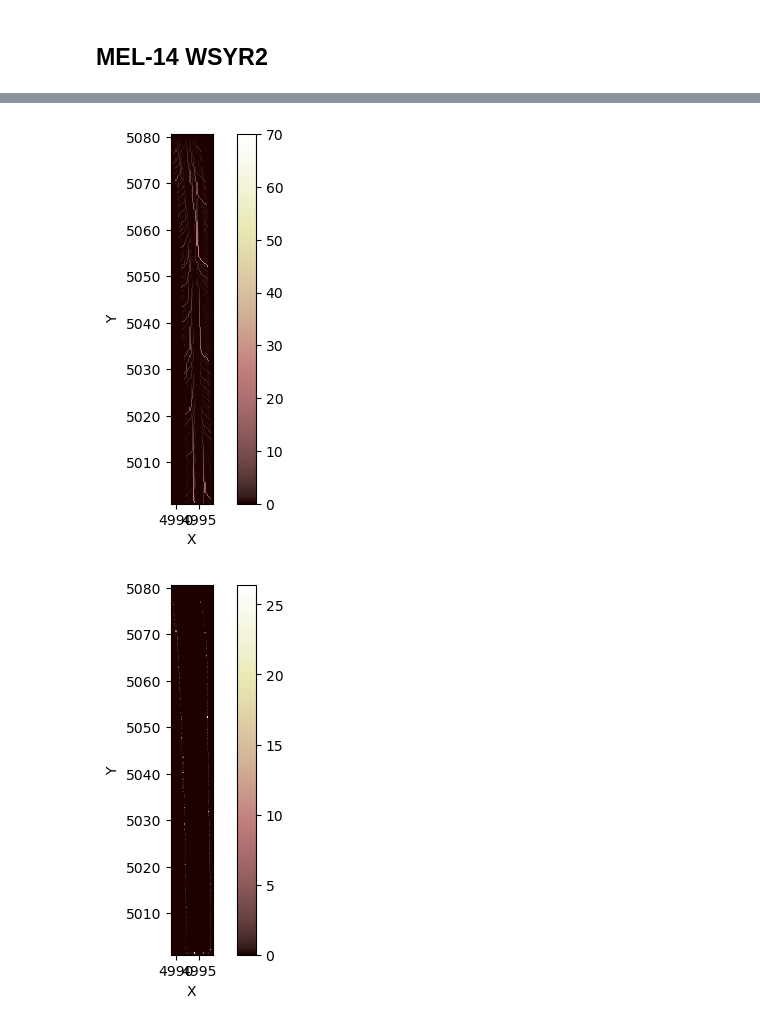
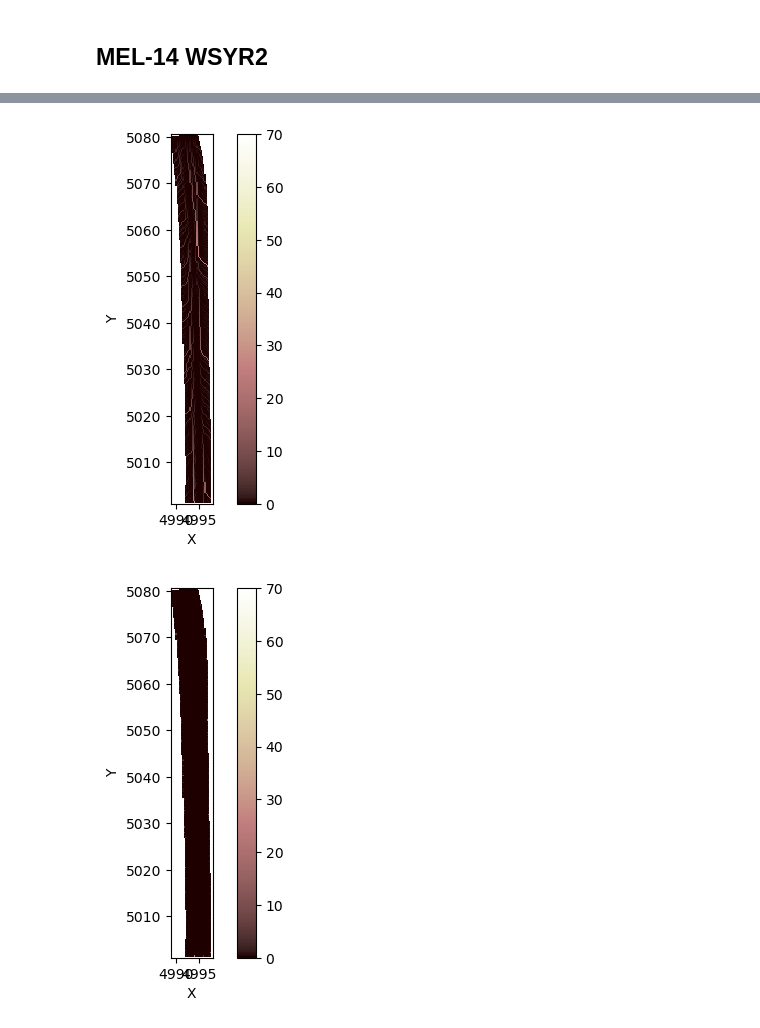
Before and after one commit to amanaster2/ll_micro, a Jupyter notebook: flowAccumulation_m14.ipynb, the cells around one changed output, grey strips where cells are left out. Cells and saved outputs as stored; diff of their text form; code cells hidden in the pictures.

```diff
--- a/flowAccumulation_m14.ipynb
+++ b/flowAccumulation_m14.ipynb
@@ -143,31 +143,31 @@ fa_m14_20220601_sfm = FlowAccumulator(mg_m14_20220601_sfm,
 (da_m14_20220428_sfm, discharge_m14_20220428_sfm) = fa_m14_20220428_sfm.accumulate_flow()
 (da_m14_20220601_sfm, discharge_m14_20220601_sfm) = fa_m14_20220601_sfm.accumulate_flow()
 # %%
-mg_m14_20201203_sfm.at_node['drainage_area'][mg_m14_20201203_sfm.status_at_node==mg_m14_20201203_sfm.BC_NODE_IS_FIXED_VALUE] = 0
-mg_m14_20210224_sfm.at_node['drainage_area'][mg_m14_20210224_sfm.status_at_node==mg_m14_20210224_sfm.BC_NODE_IS_FIXED_VALUE] = 0
+mg_m14_20201203_sfm.at_node['drainage_area'][mg_m14_20201203_sfm.status_at_node==mg_m14_20201203_sfm.BC_NODE_IS_FIXED_VALUE] = 18000
+mg_m14_20210224_sfm.at_node['drainage_area'][mg_m14_20210224_sfm.status_at_node==mg_m14_20210224_sfm.BC_NODE_IS_FIXED_VALUE] = 18000
 
-mg_m14_20210603_sfm.at_node['drainage_area'][mg_m14_20210603_sfm.status_at_node==mg_m14_20210603_sfm.BC_NODE_IS_FIXED_VALUE] = 0
-mg_m14_20210914_sfm.at_node['drainage_area'][mg_m14_20210914_sfm.status_at_node==mg_m14_20210914_sfm.BC_NODE_IS_FIXED_VALUE] = 0
+mg_m14_20210603_sfm.at_node['drainage_area'][mg_m14_20210603_sfm.status_at_node==mg_m14_20210603_sfm.BC_NODE_IS_FIXED_VALUE] = 18000
+mg_m14_20210914_sfm.at_node['drainage_area'][mg_m14_20210914_sfm.status_at_node==mg_m14_20210914_sfm.BC_NODE_IS_FIXED_VALUE] = 18000
 
-mg_m14_20220309_sfm.at_node['drainage_area'][mg_m14_20220309_sfm.status_at_node==mg_m14_20220309_sfm.BC_NODE_IS_FIXED_VALUE] = 0
-mg_m14_20220316_sfm.at_node['drainage_area'][mg_m14_20220316_sfm.status_at_node==mg_m14_20220316_sfm.BC_NODE_IS_FIXED_VALUE] = 0
-mg_m14_20220324_sfm.at_node['drainage_area'][mg_m14_20220324_sfm.status_at_node==mg_m14_20220324_sfm.BC_NODE_IS_FIXED_VALUE] = 0
-mg_m14_20220411_sfm.at_node['drainage_area'][mg_m14_20220411_sfm.status_at_node==mg_m14_20220411_sfm.BC_NODE_IS_FIXED_VALUE] = 0
-mg_m14_20220428_sfm.at_node['drainage_area'][mg_m14_20220428_sfm.status_at_node==mg_m14_20220428_sfm.BC_NODE_IS_FIXED_VALUE] = 0
-mg_m14_20220601_sfm.at_node['drainage_area'][mg_m14_20220601_sfm.status_at_node==mg_m14_20220601_sfm.BC_NODE_IS_FIXED_VALUE] = 0
+mg_m14_20220309_sfm.at_node['drainage_area'][mg_m14_20220309_sfm.status_at_node==mg_m14_20220309_sfm.BC_NODE_IS_FIXED_VALUE] = 18000
+mg_m14_20220316_sfm.at_node['drainage_area'][mg_m14_20220316_sfm.status_at_node==mg_m14_20220316_sfm.BC_NODE_IS_FIXED_VALUE] = 18000
+mg_m14_20220324_sfm.at_node['drainage_area'][mg_m14_20220324_sfm.status_at_node==mg_m14_20220324_sfm.BC_NODE_IS_FIXED_VALUE] = 18000
+mg_m14_20220411_sfm.at_node['drainage_area'][mg_m14_20220411_sfm.status_at_node==mg_m14_20220411_sfm.BC_NODE_IS_FIXED_VALUE] = 18000
+mg_m14_20220428_sfm.at_node['drainage_area'][mg_m14_20220428_sfm.status_at_node==mg_m14_20220428_sfm.BC_NODE_IS_FIXED_VALUE] = 18000
+mg_m14_20220601_sfm.at_node['drainage_area'][mg_m14_20220601_sfm.status_at_node==mg_m14_20220601_sfm.BC_NODE_IS_FIXED_VALUE] = 18000
 # %%
-mg_m14_20201203_sfm.at_node['surface_water__discharge'][mg_m14_20201203_sfm.status_at_node==mg_m14_20201203_sfm.BC_NODE_IS_FIXED_VALUE] = 0
-mg_m14_20210224_sfm.at_node['surface_water__discharge'][mg_m14_20210224_sfm.status_at_node==mg_m14_20210224_sfm.BC_NODE_IS_FIXED_VALUE] = 0
+mg_m14_20201203_sfm.at_node['surface_water__discharge'][mg_m14_20201203_sfm.status_at_node==mg_m14_20201203_sfm.BC_NODE_IS_FIXED_VALUE] = 18000
+mg_m14_20210224_sfm.at_node['surface_water__discharge'][mg_m14_20210224_sfm.status_at_node==mg_m14_20210224_sfm.BC_NODE_IS_FIXED_VALUE] = 18000
 
-mg_m14_20210603_sfm.at_node['surface_water__discharge'][mg_m14_20210603_sfm.status_at_node==mg_m14_20210603_sfm.BC_NODE_IS_FIXED_VALUE] = 0
-mg_m14_20210914_sfm.at_node['surface_water__discharge'][mg_m14_20210914_sfm.status_at_node==mg_m14_20210914_sfm.BC_NODE_IS_FIXED_VALUE] = 0
+mg_m14_20210603_sfm.at_node['surface_water__discharge'][mg_m14_20210603_sfm.status_at_node==mg_m14_20210603_sfm.BC_NODE_IS_FIXED_VALUE] = 18000
+mg_m14_20210914_sfm.at_node['surface_water__discharge'][mg_m14_20210914_sfm.status_at_node==mg_m14_20210914_sfm.BC_NODE_IS_FIXED_VALUE] = 18000
 
-mg_m14_20220309_sfm.at_node['surface_water__discharge'][mg_m14_20220309_sfm.status_at_node==mg_m14_20220309_sfm.BC_NODE_IS_FIXED_VALUE] = 0
-mg_m14_20220316_sfm.at_node['surface_water__discharge'][mg_m14_20220316_sfm.status_at_node==mg_m14_20220316_sfm.BC_NODE_IS_FIXED_VALUE] = 0
-mg_m14_20220324_sfm.at_node['surface_water__discharge'][mg_m14_20220324_sfm.status_at_node==mg_m14_20220324_sfm.BC_NODE_IS_FIXED_VALUE] = 0
-mg_m14_20220411_sfm.at_node['surface_water__discharge'][mg_m14_20220411_sfm.status_at_node==mg_m14_20220411_sfm.BC_NODE_IS_FIXED_VALUE] = 0
-mg_m14_20220428_sfm.at_node['surface_water__discharge'][mg_m14_20220428_sfm.status_at_node==mg_m14_20220428_sfm.BC_NODE_IS_FIXED_VALUE] = 0
-mg_m14_20220601_sfm.at_node['surface_water__discharge'][mg_m14_20220601_sfm.status_at_node==mg_m14_20220601_sfm.BC_NODE_IS_FIXED_VALUE] = 0
+mg_m14_20220309_sfm.at_node['surface_water__discharge'][mg_m14_20220309_sfm.status_at_node==mg_m14_20220309_sfm.BC_NODE_IS_FIXED_VALUE] = 18000
+mg_m14_20220316_sfm.at_node['surface_water__discharge'][mg_m14_20220316_sfm.status_at_node==mg_m14_20220316_sfm.BC_NODE_IS_FIXED_VALUE] = 18000
+mg_m14_20220324_sfm.at_node['surface_water__discharge'][mg_m14_20220324_sfm.status_at_node==mg_m14_20220324_sfm.BC_NODE_IS_FIXED_VALUE] = 18000
+mg_m14_20220411_sfm.at_node['surface_water__discharge'][mg_m14_20220411_sfm.status_at_node==mg_m14_20220411_sfm.BC_NODE_IS_FIXED_VALUE] = 18000
+mg_m14_20220428_sfm.at_node['surface_water__discharge'][mg_m14_20220428_sfm.status_at_node==mg_m14_20220428_sfm.BC_NODE_IS_FIXED_VALUE] = 18000
+mg_m14_20220601_sfm.at_node['surface_water__discharge'][mg_m14_20220601_sfm.status_at_node==mg_m14_20220601_sfm.BC_NODE_IS_FIXED_VALUE] = 18000
 # %%
 # plt.figure(figsize=(5,9))
 # imshow_grid(mg_m14_20201203_sfm,'surface_water__discharge', plot_name = 'M14\n2020-12-03\nSfM', \
@@ -328,18 +322,18 @@ plt.show()
 # %%
 area = mg_m14_20220411_sfm.at_node['drainage_area']
 is_drainage_boundary = np.logical_and((area>0), (mg_m14_20220411_sfm.node_has_boundary_neighbor(mg_m14_20220411_sfm.nodes)==True).flatten())
 boundary_drainage_area=area[is_drainage_boundary]
 mg_m14_20220411_sfm.imshow(mg_m14_20220411_sfm.at_node['drainage_area'], vmin=0, vmax=70)
 plt.show()
 
 mask = np.zeros(len(mg_m14_20220411_sfm.at_node['topographic__elevation']))
 mask[np.where(is_drainage_boundary)] = boundary_drainage_area
-mg_m14_20220411_sfm.add_field("boundary_drainage", mask, at='node', clobber=True, vmin=0, vmax=70)
-imshow_grid(mg_m14_20220411_sfm, 'boundary_drainage')
+mg_m14_20220411_sfm.add_field("boundary_drainage", mask, at='node', clobber=True)
+imshow_grid(mg_m14_20220411_sfm, 'boundary_drainage', vmin=0, vmax=70)
 plt.show()
 # %% [output]
-[figure, old version]
+[figure, new version]
-[figure, old version]
+[figure, new version]
 # %%
 area = mg_m14_20220428_sfm.at_node['drainage_area']
 is_drainage_boundary = np.logical_and((area>0), (mg_m14_20220428_sfm.node_has_boundary_neighbor(mg_m14_20220428_sfm.nodes)==True).flatten())
```
Also changed, not shown: parts of 12 cells of this notebook, 2 other files.
